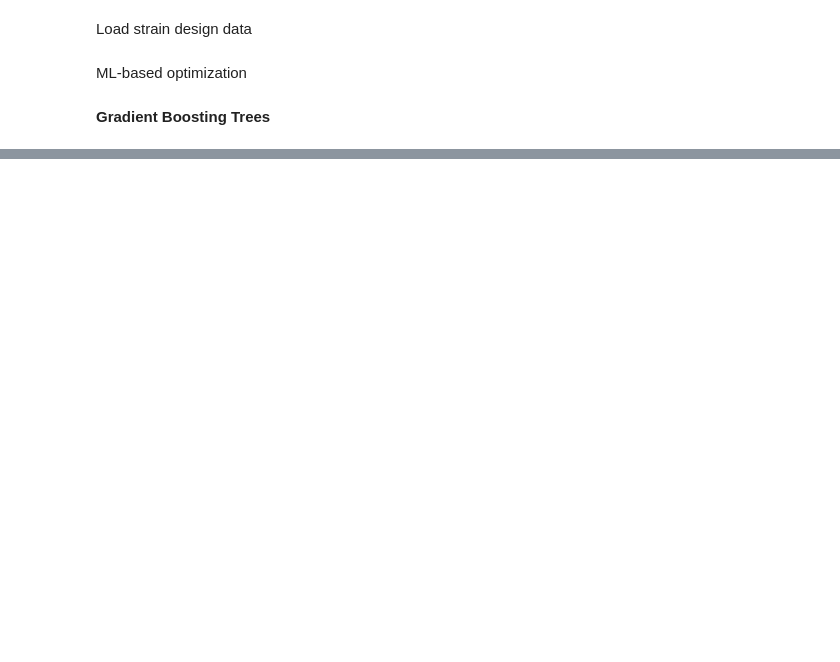
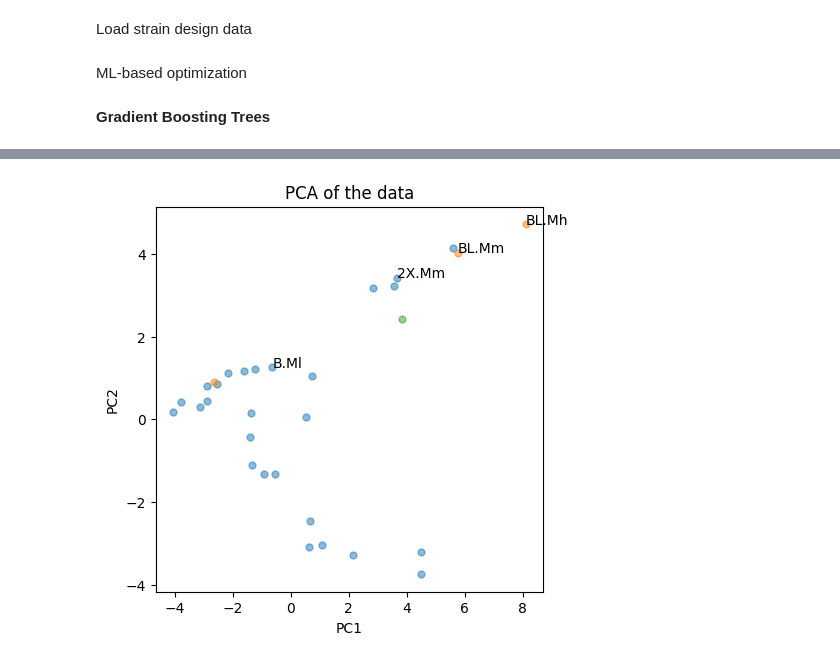
Before and after one commit to costasmexis/ML4OPT, a Jupyter notebook: strain_design.ipynb, the cells around one changed output, grey strips where cells are left out. Saved outputs shown, nothing was run; the diff lists cells and outputs as text; code cells hidden in the pictures; blank space fills up the shorter version.

```diff
--- a/strain_design.ipynb
+++ b/strain_design.ipynb
@@ -278,0 +303,9 @@ Objective value 71.2060266994846
+# %%
+new_design = next_x.T
+
+new_design_pca = pd.DataFrame(pca.transform(new_design), columns=["PC1", "PC2"], index=new_design.index)
+new_design_pca[outputs] = dtr.predict(new_design.values)
+
+plot_pca(df_A_pca, df_B_pca, new_design_pca, threshold=100)
+# %% [output]
+[figure, added]
```
Also changed, not shown: parts of 6 cells of this notebook.
